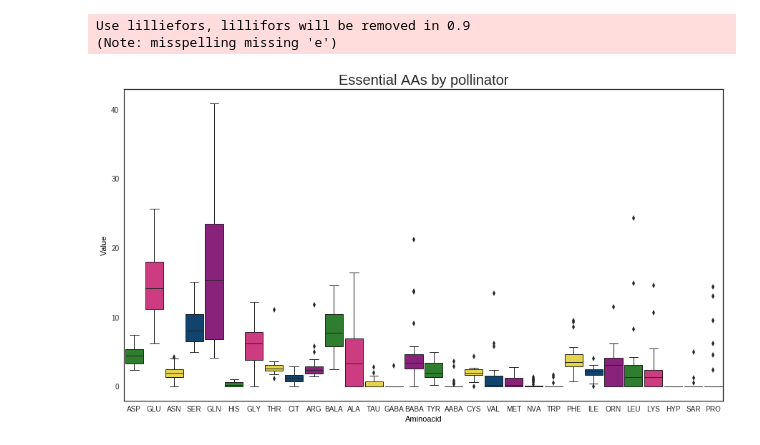
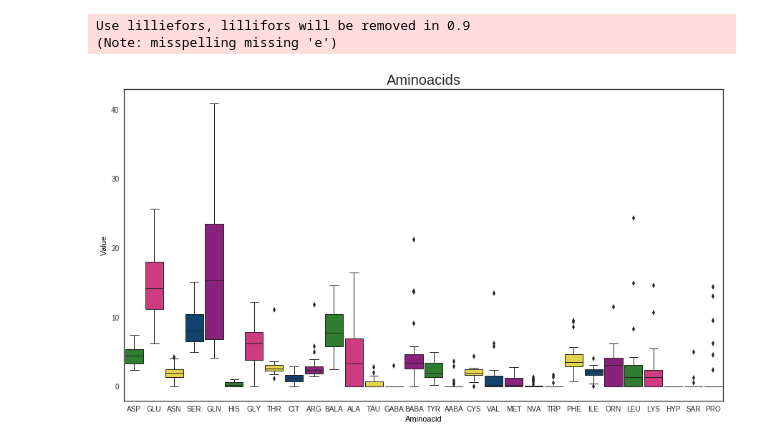
Before and after one commit to AgataRoguz/projekty_uw, a Jupyter notebook: polemonium/aminoacids.ipynb, the cells around one changed output. Cells and saved outputs as stored; diff of their text form; code cells hidden in the pictures.

```diff
--- a/polemonium/aminoacids.ipynb
+++ b/polemonium/aminoacids.ipynb
@@ -470,16 +410,16 @@ Use lilliefors, lillifors will be removed in 0.9
 # %%
 plt.figure(figsize=(15,8))
 sns.set_style("white")
 ax = sns.boxplot(x="variable", y="value", data=aminokwasy, linewidth=1, width=0.9,
                  palette=["#228B22", "#e5247e", "#ffe732", "#00447C","#991188"])
 plt.xlabel("Aminoacid")
 plt.ylabel("Value")
 plt.legend(title="Loc")
-plt.title("Essential AAs by pollinator", fontsize=20)
+plt.title("Aminoacids", fontsize=20)
 #ax.set_facecolor('white')
 ax.yaxis.label.set_color('k')
 ax.xaxis.label.set_color('k')
 #ax.set_ylim(0,3000)
 plt.show()
 # %% [output]
-[figure, old version]
+[figure, new version]
```
Also changed, not shown: parts of 11 cells of this notebook.
